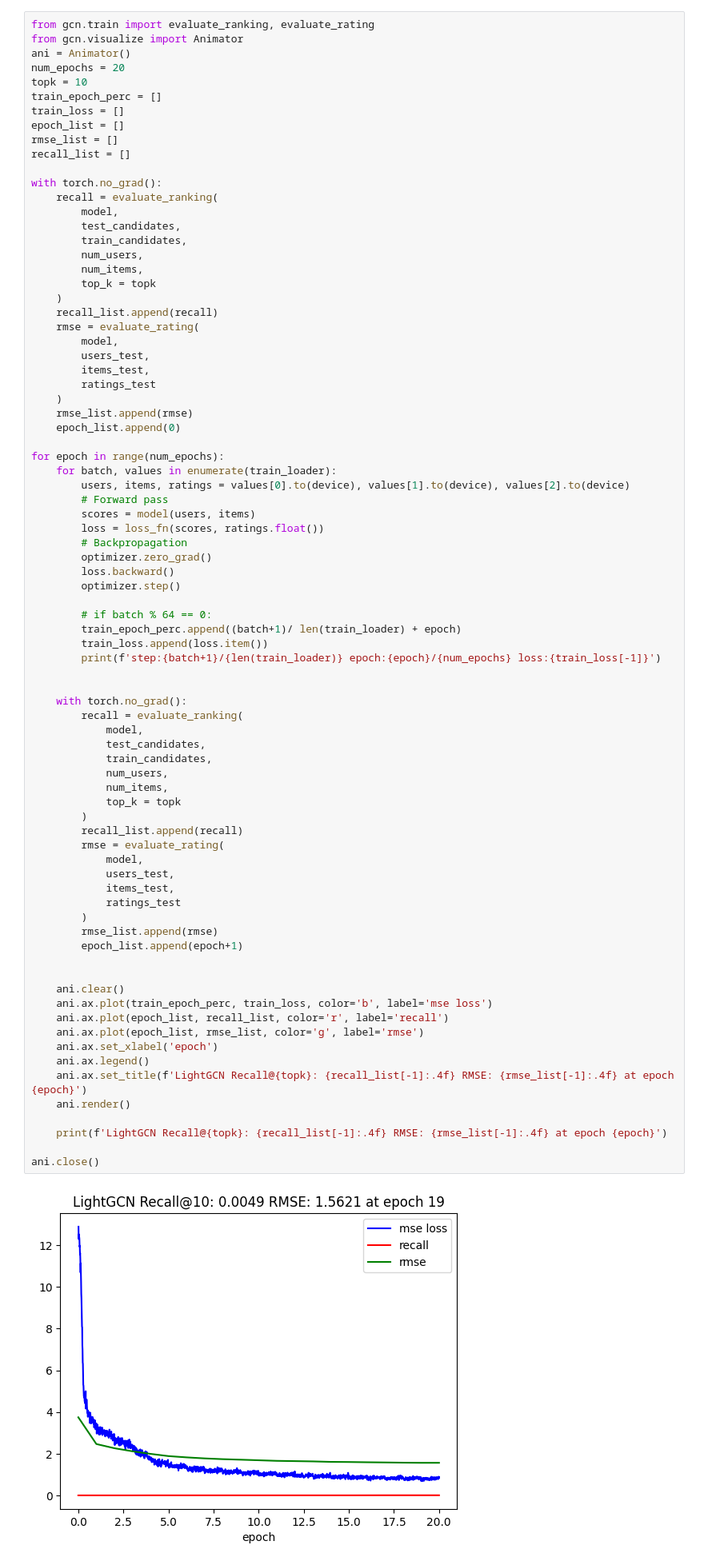
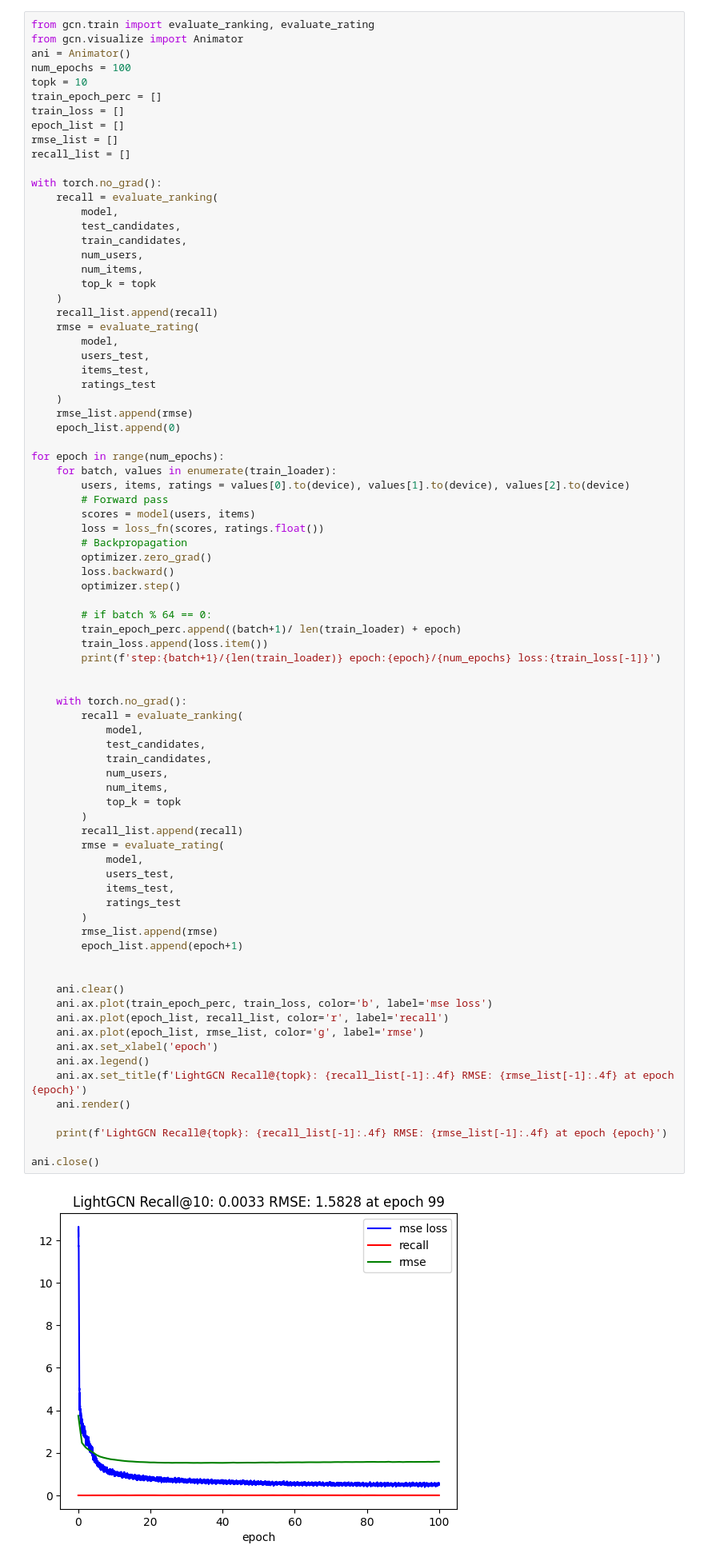
Before and after one commit to donglinkang2021/LKGCN, a Jupyter notebook: 1_model_notebook/1_model_1_LightGCN_Recall_RMSE.ipynb, the cells around one changed output. Shown at 80% size. Saved outputs shown, nothing was run; the diff lists cells and outputs as text.

Commit message:
train lightGCN mse task 100 epoch

```diff
--- a/1_model_notebook/1_model_1_LightGCN_Recall_RMSE.ipynb
+++ b/1_model_notebook/1_model_1_LightGCN_Recall_RMSE.ipynb
@@ -102,7 +102,7 @@ device: cuda, n_factors: 10, learning_rate: 0.01, weight_decay: 1e-05
 from gcn.train import evaluate_ranking, evaluate_rating
 from gcn.visualize import Animator
 ani = Animator()
-num_epochs = 20
+num_epochs = 100
 topk = 10
 train_epoch_perc = []
 train_loss = []
@@ -152,31 +152,31 @@ for epoch in range(num_epochs):
             test_candidates,
             train_candidates,
             num_users,
             num_items,
             top_k = topk
         )
         recall_list.append(recall)
         rmse = evaluate_rating(
             model,
             users_test,
             items_test,
             ratings_test
         )
         rmse_list.append(rmse)
         epoch_list.append(epoch+1)
 
 
     ani.clear()
     ani.ax.plot(train_epoch_perc, train_loss, color='b', label='mse loss')
     ani.ax.plot(epoch_list, recall_list, color='r', label='recall')
     ani.ax.plot(epoch_list, rmse_list, color='g', label='rmse')
     ani.ax.set_xlabel('epoch')
     ani.ax.legend()
     ani.ax.set_title(f'LightGCN Recall@{topk}: {recall_list[-1]:.4f} RMSE: {rmse_list[-1]:.4f} at epoch {epoch}')
     ani.render()
 
     print(f'LightGCN Recall@{topk}: {recall_list[-1]:.4f} RMSE: {rmse_list[-1]:.4f} at epoch {epoch}')
 
 ani.close()
 # %% [output]
-[figure, old version]
+[figure, new version]
```
Also changed, not shown: parts of 5 cells of this notebook, 2 other files.
